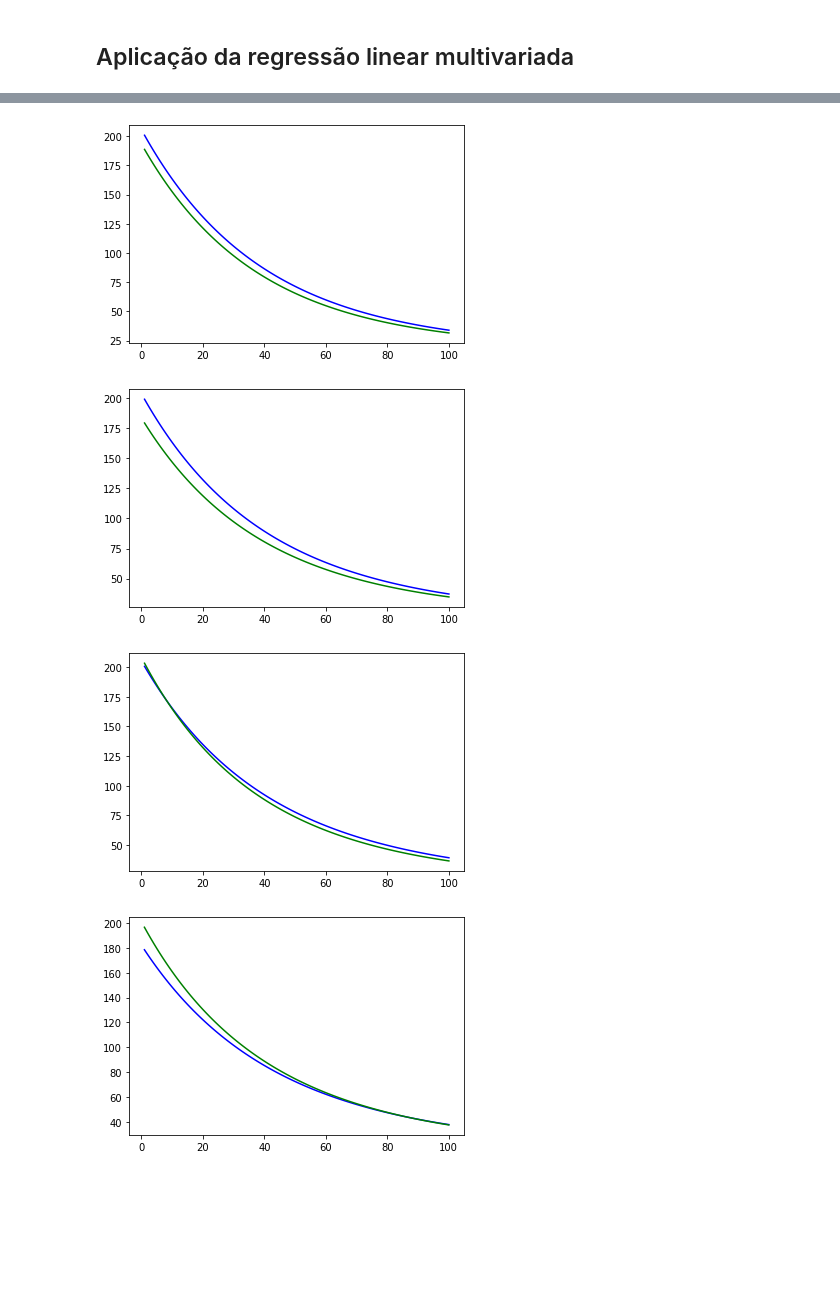
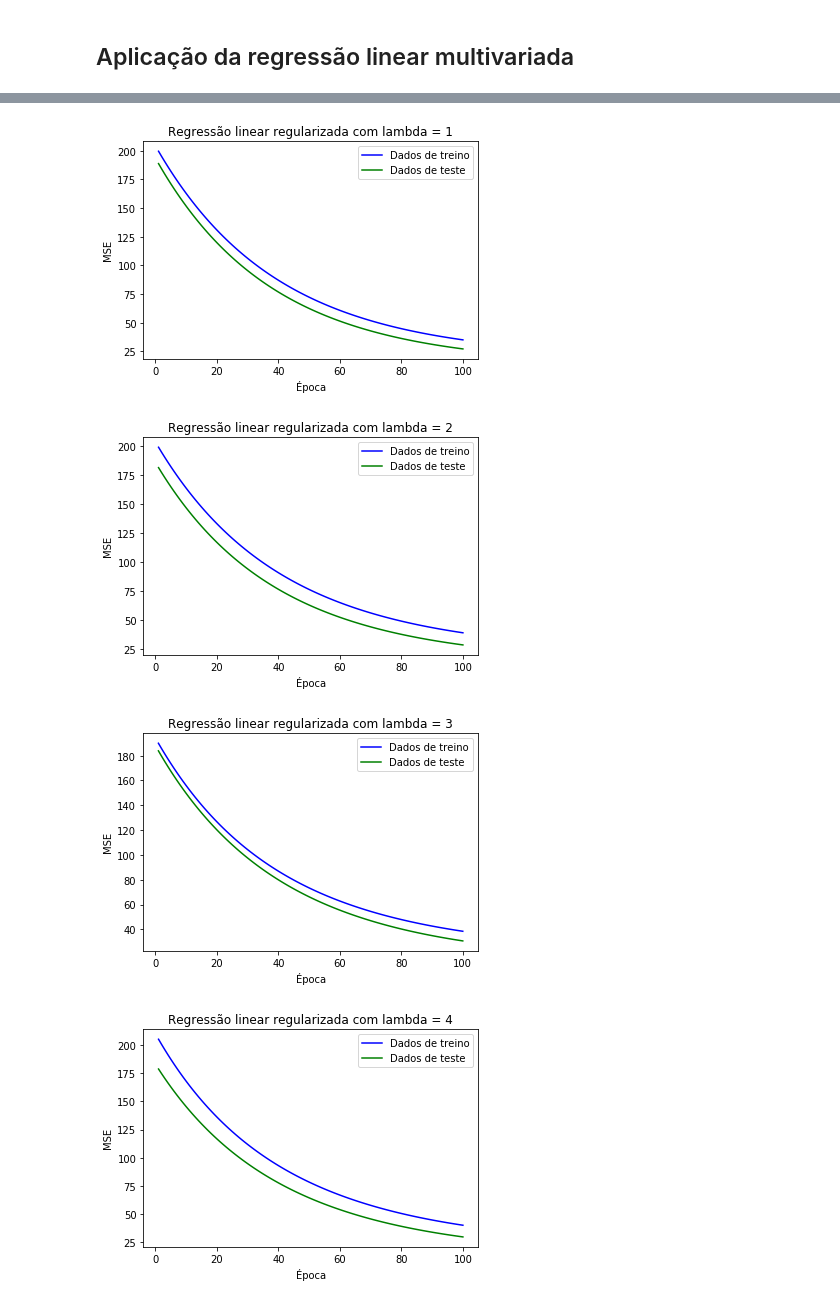
Before and after one commit to RobsonT/Atividades-machine-learning, a Jupyter notebook: Atividade 1/main.ipynb, the cells around one changed output, grey strips where cells are left out. Cells and saved outputs as stored; diff of their text form; code cells hidden in the pictures; blank space fills up the shorter version.

```diff
--- a/Atividade 1/main.ipynb
+++ b/Atividade 1/main.ipynb
@@ -122,9 +125,9 @@ X_train, X_test, y_train, y_test = train_test_split(X, y, shuffle=True, test_siz
 ## Aplicação da regressão linear multivariada
 # %%
 model5 = MLR()
-model6 = MLRGD(learning_rate=0.001, epochs=1000, save_epoch_mse=True)
-model7 = MLRSGD(learning_rate=0.001, epochs=20, save_epoch_mse=True)
-model8 = RMLR(learning_rate=0.001, epochs=500, _lambda = 1, save_epoch_mse=False)
+model6 = MLRGD(learning_rate=0.009, epochs=1100, save_epoch_mse=True)
+model7 = MLRSGD(learning_rate=0.001, epochs=50, save_epoch_mse=True)
+model8 = RMLR(learning_rate=0.1, epochs=1000, _lambda = 1, save_epoch_mse=False)
 metrics = Metrics()
 # %%
 model5.fit(X_train, y_train)
@@ -225,21 +238,25 @@ plt.plot(range(1,model7.epochs+1), model7.mse, color='blue')
 # %%
 mse = np.array([])
 _lambda = 6
 
 for l in range(1, _lambda):
     model = RMLR(learning_rate=0.01, epochs=100, _lambda = l, save_epoch_mse=True)
     model.fit(X_train, y_train)
 
-    plt.plot(range(1,model.epochs+1), model.mse, color='blue')
+    plt.plot(range(1,model.epochs+1), model.mse, color='blue', label='Dados de treino')
 
     model1 = RMLR(learning_rate=0.01, epochs=100, _lambda = l, save_epoch_mse=True)
     model1.fit(X_test, y_test)
 
-    plt.plot(range(1,model1.epochs+1), model1.mse, color='green')
+    plt.plot(range(1,model1.epochs+1), model1.mse, color='green', label='Dados de teste')
 
+    plt.title("Regressão linear regularizada com lambda = {}".format(l))
+    plt.xlabel("Época")
+    plt.ylabel("MSE")
+    plt.legend()
     plt.show()
 # %% [output]
-[figure, old version]
+[figure, new version]
-[figure, old version]
+[figure, new version]
-[figure, old version]
+[figure, new version]
-[figure, old version]
+[figure, new version]
```
Also changed, not shown: parts of 15 cells of this notebook, 1 other file.
